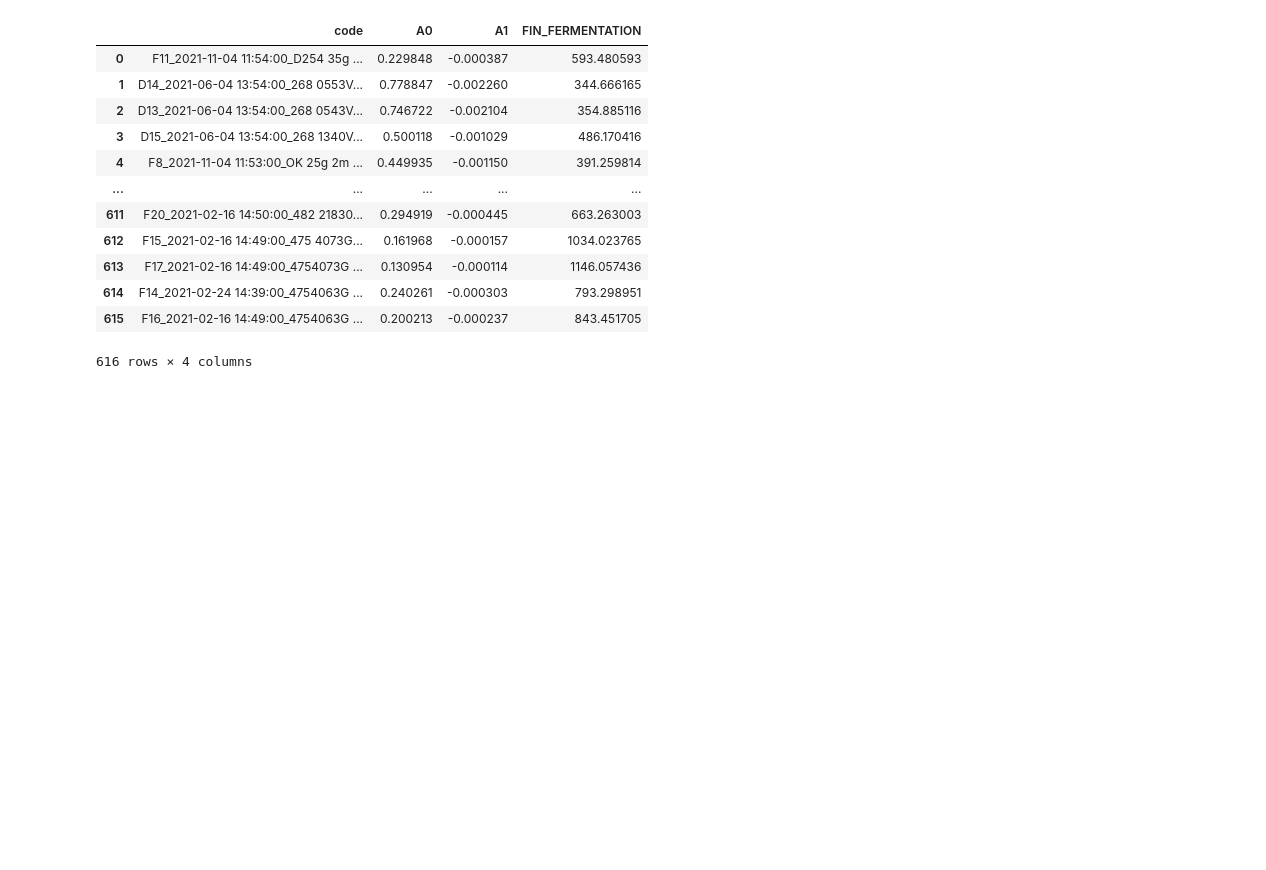
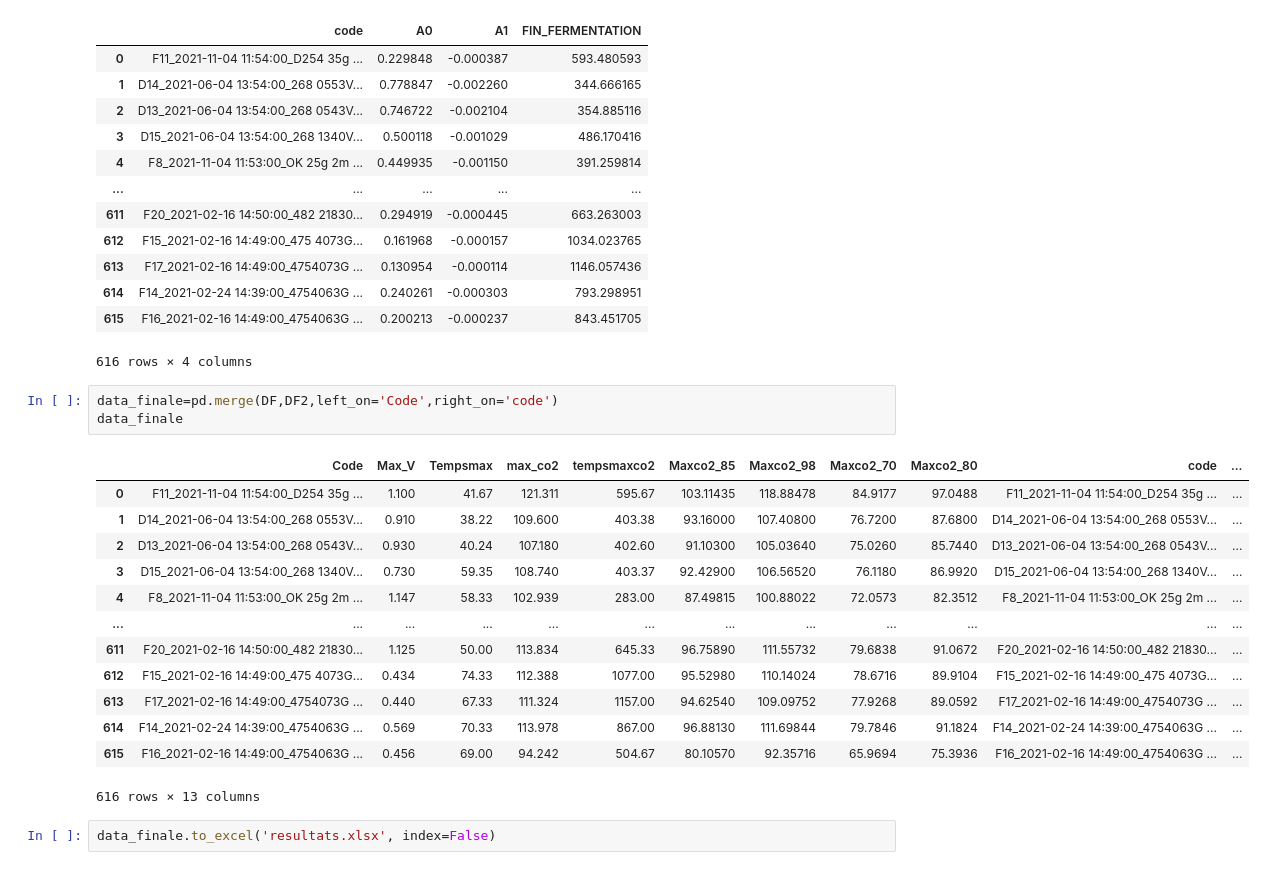
Before and after one commit to bigirimanainnocent12/Code, a Jupyter notebook: Fin_FERMA.ipynb, the cells around one changed output. Cells and saved outputs as stored; diff of their text form; blank space fills up the shorter version.

```diff
--- a/Fin_FERMA.ipynb
+++ b/Fin_FERMA.ipynb
@@ -129,3 +129,22 @@ DF2
 | 614 | F14_2021-02-24 14:39:00_4754063G ... | 0.240261 | -0.000303 | 793.298951 |
 | 615 | F16_2021-02-16 14:49:00_4754063G ... | 0.200213 | -0.000237 | 843.451705 |
 616 rows × 4 columns
+# %%
+data_finale=pd.merge(DF,DF2,left_on='Code',right_on='code')
+data_finale
+# %% [output]
+|  | Code | Max_V | Tempsmax | max_co2 | tempsmaxco2 | Maxco2_85 | Maxco2_98 | Maxco2_70 | Maxco2_80 | code | ... |
+| 0 | F11_2021-11-04 11:54:00_D254 35g ... | 1.100 | 41.67 | 121.311 | 595.67 | 103.11435 | 118.88478 | 84.9177 | 97.0488 | F11_2021-11-04 11:54:00_D254 35g ... | ... |
+| 1 | D14_2021-06-04 13:54:00_268 0553V... | 0.910 | 38.22 | 109.600 | 403.38 | 93.16000 | 107.40800 | 76.7200 | 87.6800 | D14_2021-06-04 13:54:00_268 0553V... | ... |
+| 2 | D13_2021-06-04 13:54:00_268 0543V... | 0.930 | 40.24 | 107.180 | 402.60 | 91.10300 | 105.03640 | 75.0260 | 85.7440 | D13_2021-06-04 13:54:00_268 0543V... | ... |
+| 3 | D15_2021-06-04 13:54:00_268 1340V... | 0.730 | 59.35 | 108.740 | 403.37 | 92.42900 | 106.56520 | 76.1180 | 86.9920 | D15_2021-06-04 13:54:00_268 1340V... | ... |
+| 4 | F8_2021-11-04 11:53:00_OK 25g 2m ... | 1.147 | 58.33 | 102.939 | 283.00 | 87.49815 | 100.88022 | 72.0573 | 82.3512 | F8_2021-11-04 11:53:00_OK 25g 2m ... | ... |
+| ... | ... | ... | ... | ... | ... | ... | ... | ... | ... | ... | ... |
+| 611 | F20_2021-02-16 14:50:00_482 21830... | 1.125 | 50.00 | 113.834 | 645.33 | 96.75890 | 111.55732 | 79.6838 | 91.0672 | F20_2021-02-16 14:50:00_482 21830... | ... |
+| 612 | F15_2021-02-16 14:49:00_475 4073G... | 0.434 | 74.33 | 112.388 | 1077.00 | 95.52980 | 110.14024 | 78.6716 | 89.9104 | F15_2021-02-16 14:49:00_475 4073G... | ... |
+| 613 | F17_2021-02-16 14:49:00_4754073G ... | 0.440 | 67.33 | 111.324 | 1157.00 | 94.62540 | 109.09752 | 77.9268 | 89.0592 | F17_2021-02-16 14:49:00_4754073G ... | ... |
+| 614 | F14_2021-02-24 14:39:00_4754063G ... | 0.569 | 70.33 | 113.978 | 867.00 | 96.88130 | 111.69844 | 79.7846 | 91.1824 | F14_2021-02-24 14:39:00_4754063G ... | ... |
+| 615 | F16_2021-02-16 14:49:00_4754063G ... | 0.456 | 69.00 | 94.242 | 504.67 | 80.10570 | 92.35716 | 65.9694 | 75.3936 | F16_2021-02-16 14:49:00_4754063G ... | ... |
+616 rows × 13 columns
+# %%
+data_finale.to_excel('resultats.xlsx', index=False)
```
Also changed, not shown: parts of 1 cell of this notebook.
